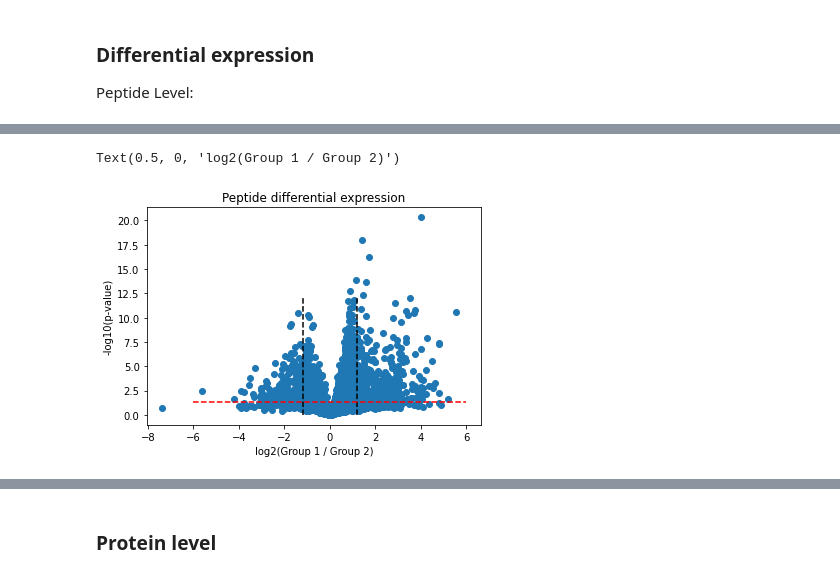
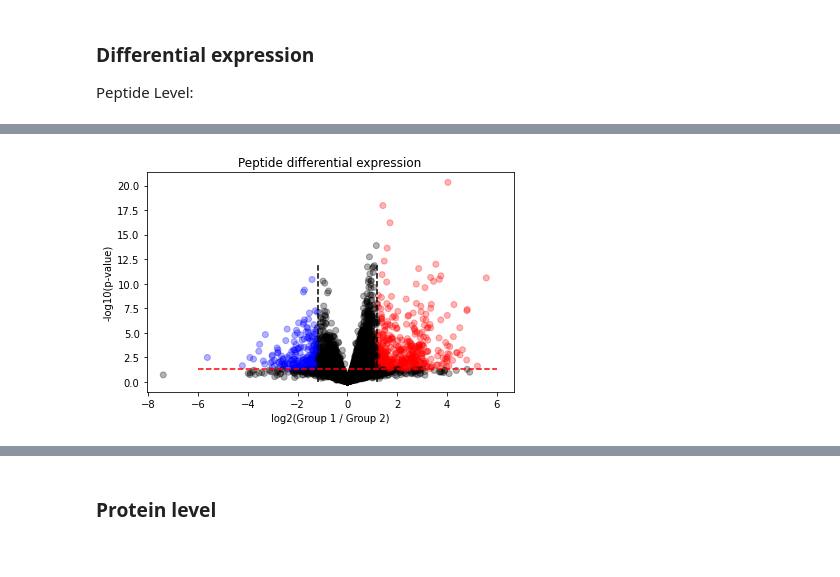
Before and after one commit to ErikHartman/sepsis-ml, a Jupyter notebook: src/general.ipynb, the cells around one changed output, grey strips where cells are left out. Drawn from its saved outputs; the diff is of its cells as text; code cells hidden in the pictures.

Commit message:
added general plots and background plots

```diff
--- a/src/general.ipynb
+++ b/src/general.ipynb
@@ -103,0 +94,22 @@ Text(0, 0.5, 'log10(MEAN(FC))')
+# %%
+# Peptides per protein
+group1_peptides = []
+for col in GroupOneCols:
+    group1_peptides.append(df[col].count())
+group1_mean =  np.mean(group1_peptides)
+group1_sd = np.std(group1_peptides)
+group2_peptides = []
+for col in GroupTwoCols:
+    group2_peptides.append(df[col].count())
+group2_mean = np.mean(group2_peptides)
+group2_sd = np.std(group2_peptides)
+plt.rcParams["figure.figsize"] = (3,3)
+plt.bar(x = ['Group 1', 'Group 2'], height = [group1_mean,group2_mean],
+        yerr=[group1_sd, group2_sd],
+        capsize=5,
+        color=['red', 'blue'],
+        alpha=0.5,)
+plt.ylabel('Number of peptides per group')
+sns.despine(top=True, right=True, left=False, bottom=False)
+plt.tight_layout()
+plt.savefig('../plots/general/PeptidesPerGroupBar.jpg', dpi=300)
@@ -124,11 +139,16 @@ df
 # %%
-plt.scatter(x=[np.log2(x) for x in df['FC']] , y=[-np.log(val) for val in df['pvalue'].values])
+df['pvalue'] = df.apply(lambda x: get_p_value(x, GroupOneCols, GroupTwoCols), axis=1)
+df['Log2FoldChange1-2'] = [np.log2(x) for x in df['FC']]
+df['logPValue'] = y=[-np.log(val) for val in df['pvalue'].values]
+df['color'] = df.apply(lambda x: color_if_significant(x), axis=1)
+plt.scatter(x=df['Log2FoldChange1-2'].values , y=df['logPValue'].values, color=df['color'].values, alpha=0.3)
 plt.vlines(1.2, ymin=0, ymax=12, color='k', linestyle='dashed')
 plt.vlines(-1.2, ymin=0, ymax=12,color='k', linestyle='dashed')
 plt.hlines(1.31, xmin=-6, xmax=6, color='red', linestyle='dashed')
 plt.title('Peptide differential expression')
 plt.ylabel('-log10(p-value)')
 plt.xlabel('log2(Group 1 / Group 2)')
+plt.tight_layout()
+plt.savefig('../plots/general/PeptideVolcano.jpg', dpi=300)
 # %% [output]
-Text(0.5, 0, 'log2(Group 1 / Group 2)')
-[figure, old version]
+[figure, new version]
```
Also changed, not shown: parts of 25 cells of this notebook, 15 other files.
